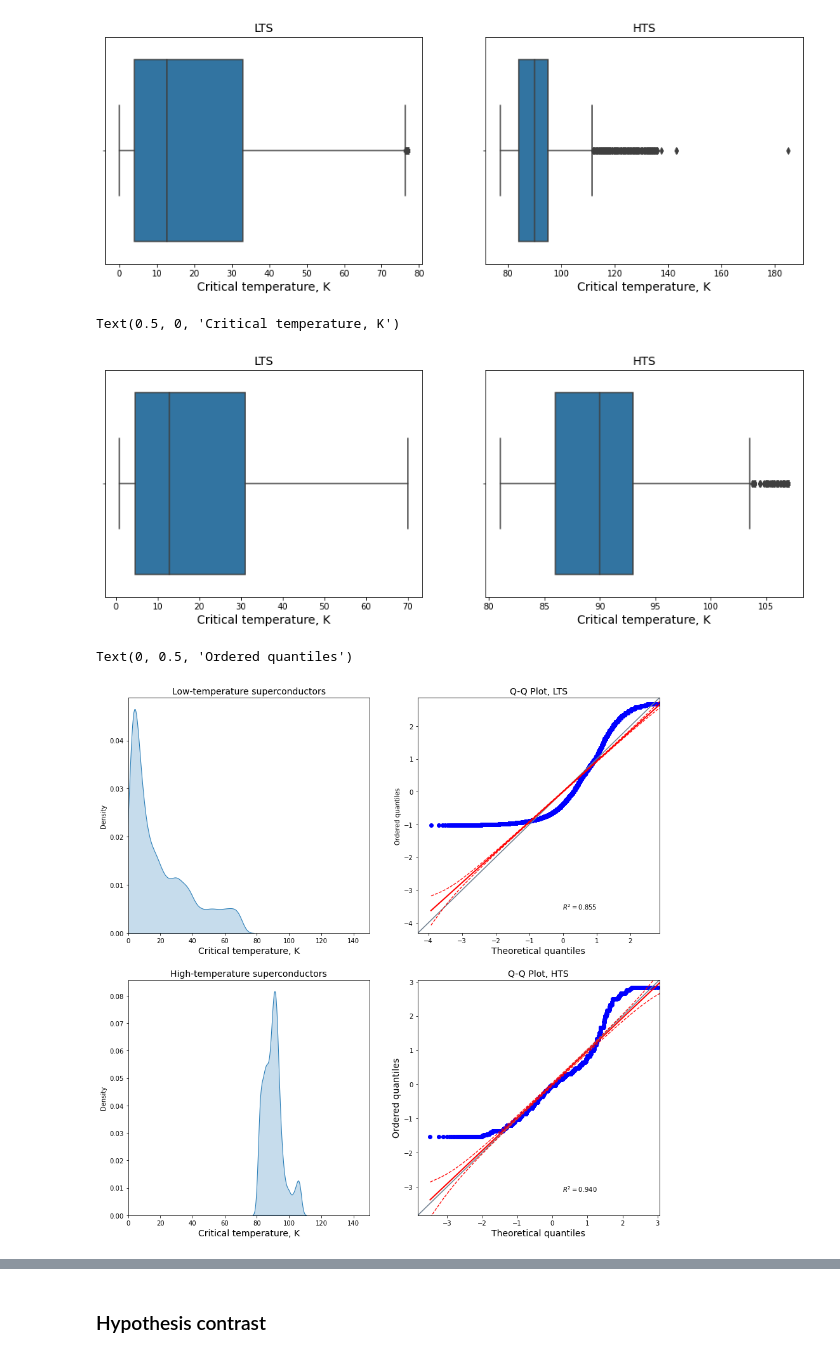
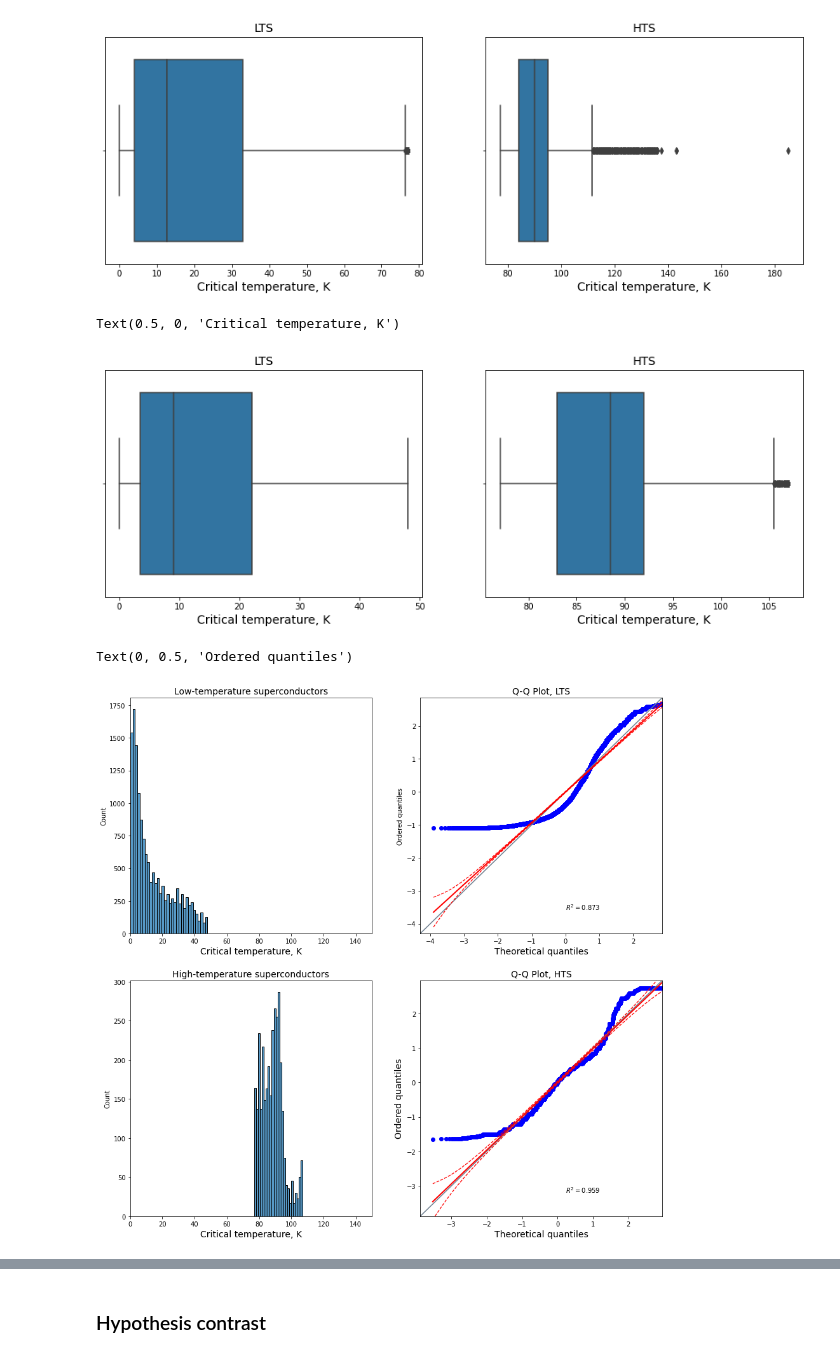
Before and after one commit to JoseBCN91/ITACADEMY-, a Jupyter notebook: Sprint5/hipotesis_testing/T05 M01.ipynb, the cells around one changed output, grey strips where cells are left out. Drawn from its saved outputs; the diff is of its cells as text; code cells hidden in the pictures.

```diff
--- a/Sprint5/hipotesis_testing/T05 M01.ipynb
+++ b/Sprint5/hipotesis_testing/T05 M01.ipynb
@@ -205,8 +205,8 @@ Text(0.5, 0, 'Critical temperature, K')
 [figure]
 # %%
 #Removing outliers of HTS:
-LTS=LTS[LTS['critical_temp'].between(LTS['critical_temp'].quantile(.05), LTS['critical_temp'].quantile(.95))]
-HTS=HTS[HTS['critical_temp'].between(HTS['critical_temp'].quantile(.15), HTS['critical_temp'].quantile(.85))]
+LTS=LTS[LTS['critical_temp'].between(LTS['critical_temp'].quantile(.0), LTS['critical_temp'].quantile(.85))]
+HTS=HTS[HTS['critical_temp'].between(HTS['critical_temp'].quantile(.0), HTS['critical_temp'].quantile(.85))]
 # %%
 fig, axs = plt.subplots(nrows=1, ncols=2, figsize=(15,5))
 sns.boxplot(x=LTS['critical_temp'], ax=axs[0])
@@ -217,29 +217,29 @@ axs[1].set_title('HTS', fontsize=14)
 axs[1].set_xlabel('Critical temperature, K', fontsize=14)
 # %% [output]
 Text(0.5, 0, 'Critical temperature, K')
-[figure, old version]
+[figure, new version]
 # %%
 #Distribution and Q-Q plot
 fig, axs = plt.subplots(nrows=2, ncols=2, figsize=(15,15))
-sns.kdeplot(data=LTS, x='critical_temp',shade=True,ax=axs[0][0])
+sns.histplot(data=LTS, x='critical_temp',ax=axs[0][0])
 axs[0][0].set_title('Low-temperature superconductors',fontsize=14)
 axs[0][0].set_xlabel('Critical temperature, K',fontsize=14)
 axs[0][0].set_xlim(xmin=0.0, xmax=150)
-sns.kdeplot(data=HTS, x='critical_temp', shade=True, ax=axs[1][0])
+sns.histplot(data=HTS, x='critical_temp', ax=axs[1][0])
 axs[1][0].set_xlabel('Critical temperature, K', fontsize=14)
 axs[1][0].set_title('High-temperature superconductors', fontsize=14)
 axs[1][0].set_xlim(xmin=0.0, xmax=150)
 pg.qqplot(LTS['critical_temp'] , dist='norm', ax=axs[0, 1])
 axs[0][1].set_title('Q-Q Plot, LTS', fontsize=14)
 axs[0][1].set_xlabel('Theoretical quantiles', fontsize=14)
 axs[1][1].set_ylabel('Ordered quantiles', fontsize=14)
 pg.qqplot(HTS['critical_temp'] , dist='norm', ax=axs[1, 1])
 axs[1][1].set_title('Q-Q Plot, HTS', fontsize=14)
 axs[1][1].set_xlabel('Theoretical quantiles', fontsize=14)
 axs[1][1].set_ylabel('Ordered quantiles', fontsize=14)
 # %% [output]
 Text(0, 0.5, 'Ordered quantiles')
-[figure, old version]
+[figure, new version]
 # %%
 print('Kursotis for LTS:', stats.kurtosis(LTS['critical_temp']))
 print('Skewness for LTS:', stats.skew(LTS['critical_temp']))
```
Also changed, not shown: parts of 15 cells of this notebook.
